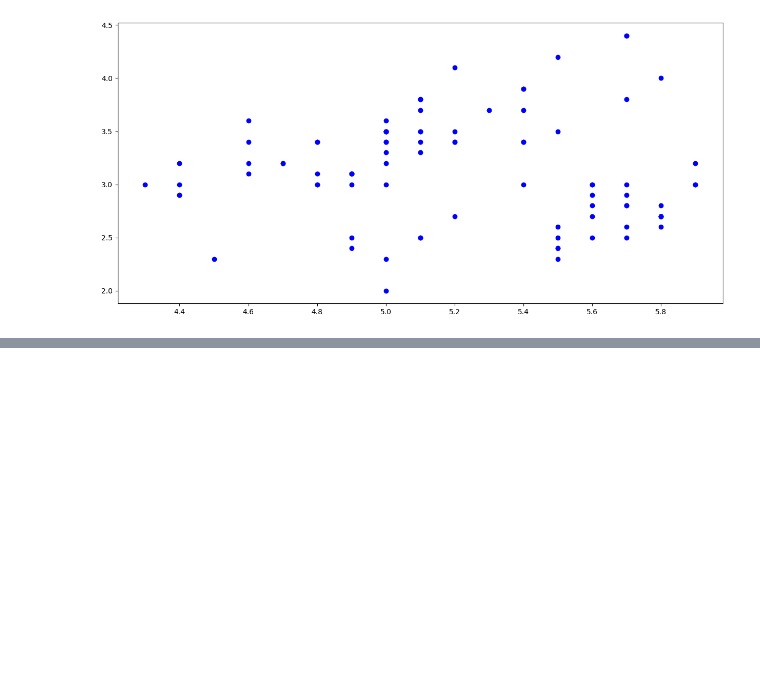
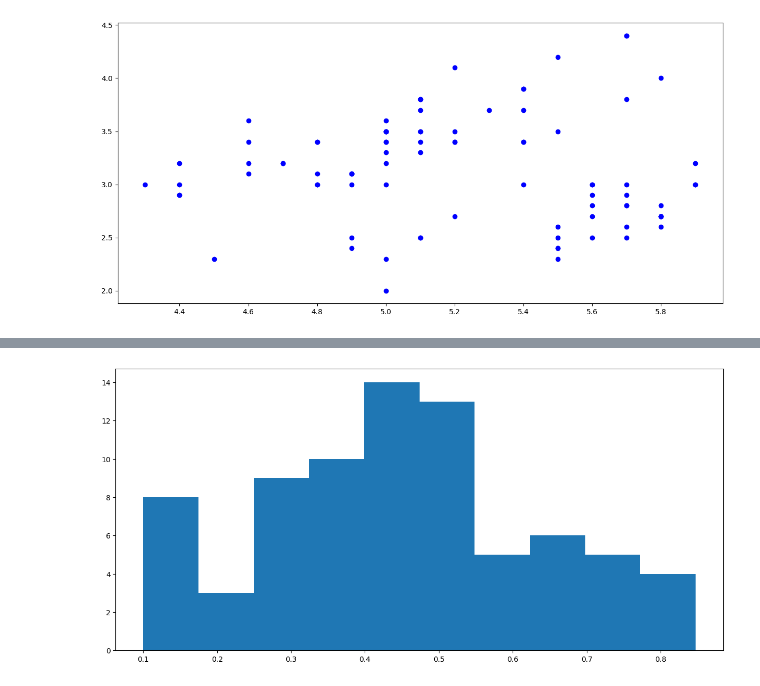
Before and after one commit to hodge-py/Outlier-Detection, a Jupyter notebook: Outlier Detection.ipynb, the cells around one changed output, grey strips where cells are left out. Drawn from its saved outputs; the diff is of its cells as text; code cells hidden in the pictures; blank space fills up the shorter version.

```diff
--- a/Outlier Detection.ipynb
+++ b/Outlier Detection.ipynb
@@ -172,0 +182,8 @@ plt.scatter(cluster1[:, 0], cluster1[:, 1], c='blue')
+# %%
+newOut = np.array(newOut)
+newTest = newOut[newOut < .9]
+# %%
+plt.hist(newTest)
+plt.show()
+# %% [output]
+[figure, added]
```
Also changed, not shown: parts of 3 cells of this notebook.
